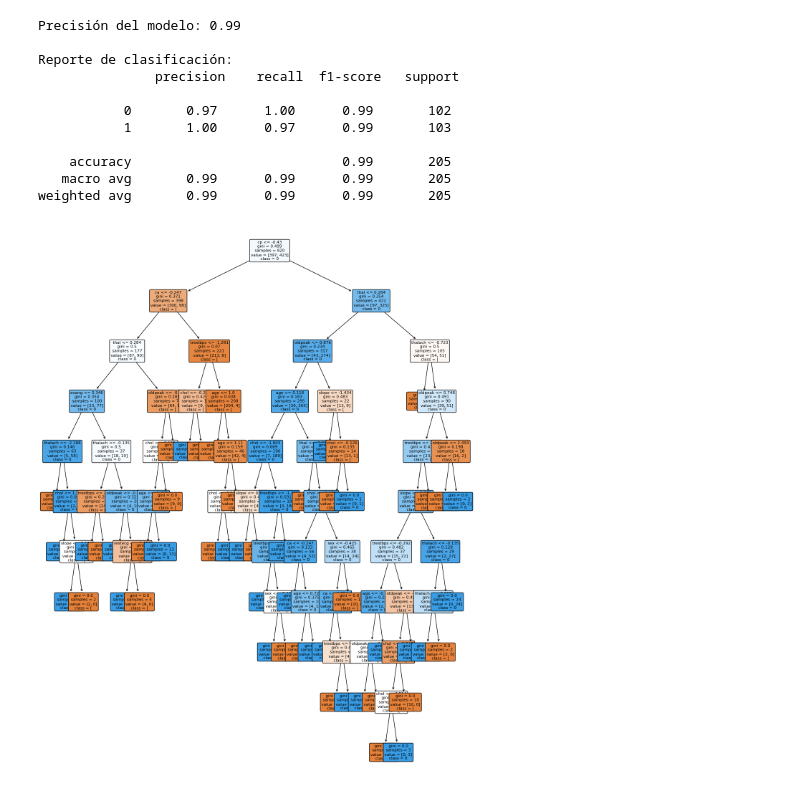
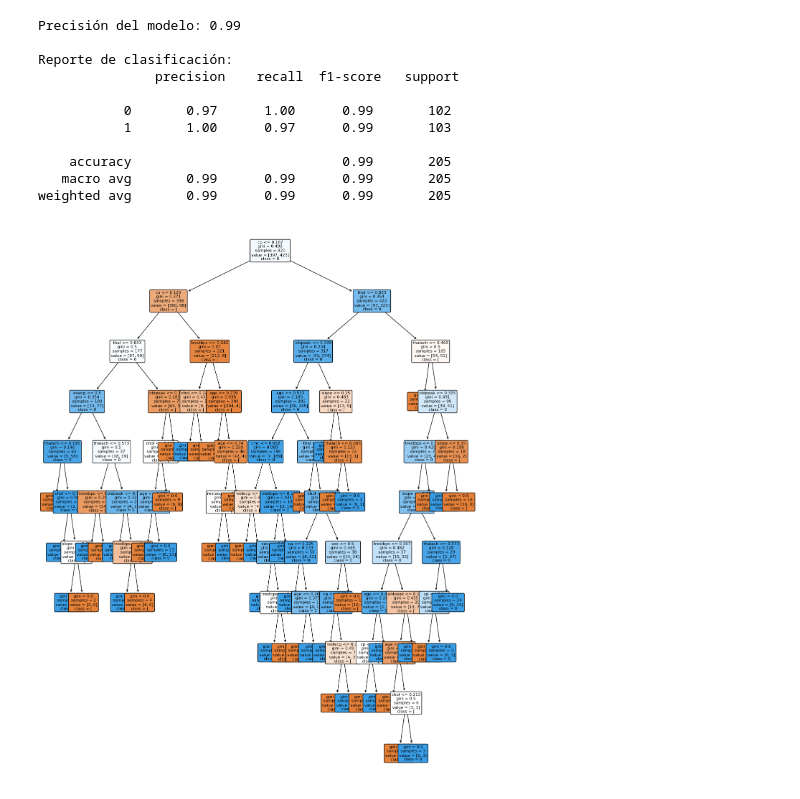
Before and after one commit to CaritoEscalona/ProyectoDeTitulo, a Jupyter notebook: MODELOS IA/PT Arbol de decision.ipynb, the cells around one changed output. Saved outputs shown, nothing was run; the diff lists cells and outputs as text; code cells hidden in the pictures.

```diff
--- a/MODELOS IA/PT Arbol de decision.ipynb
+++ b/MODELOS IA/PT Arbol de decision.ipynb
@@ -75,7 +94,7 @@ import pandas as pd
 from sklearn.model_selection import train_test_split
 from sklearn.tree import DecisionTreeClassifier, plot_tree
 from sklearn.metrics import accuracy_score, classification_report
-from sklearn.preprocessing import StandardScaler
+from sklearn.preprocessing import MinMaxScaler
 from sklearn import tree
 import matplotlib.pyplot as plt
 from sklearn.metrics import confusion_matrix
@@ -88,7 +107,7 @@ X = df.drop('target', axis=1)
 y = df['target']
 
 # Normalizacion y división de conjunto de datos en entrenamiento y prueba.
-scaler = StandardScaler()
+scaler = MinMaxScaler()
 X_normalized = scaler.fit_transform(X)
 X_train, X_test, y_train, y_test = train_test_split(X_normalized, y, test_size=0.2, random_state=42)
 
@@ -102,32 +121,32 @@ accuracy = accuracy_score(y_test, y_pred)
 print(f'Precisión del modelo: {accuracy:.2f}')
 print('\nReporte de clasificación:\n', classification_report(y_test, y_pred))
 
 # Arbol de decisión
 plt.figure(figsize=(15,20))  # Ajusta el tamaño de la figura según sea necesario
 plot_tree(clf, filled=True, feature_names=X.columns, class_names=str(clf.classes_), rounded=True, fontsize=8)
 plt.show()
 
 # Generar la matriz de confusión
 cm = confusion_matrix(y_test, y_pred)
 
 # Visualización de la matriz de confusión
 plt.figure(figsize=(8, 6))
 sns.heatmap(cm, annot=True, fmt="d", cmap="Blues", xticklabels=clf.classes_, yticklabels=clf.classes_)
 plt.ylabel('Etiqueta verdadera')
 plt.xlabel('Etiqueta predicha')
 plt.title('Matriz de Confusión')
 plt.show()
 # %% [output]
 Precisión del modelo: 0.99
 
 Reporte de clasificación:
                precision    recall  f1-score   support
 
            0       0.97      1.00      0.99       102
            1       1.00      0.97      0.99       103
 
     accuracy                           0.99       205
    macro avg       0.99      0.99      0.99       205
 weighted avg       0.99      0.99      0.99       205
-[figure, old version]
+[figure, new version]
 [figure]
```
Also changed, not shown: parts of 3 cells of this notebook, 3 other files.
